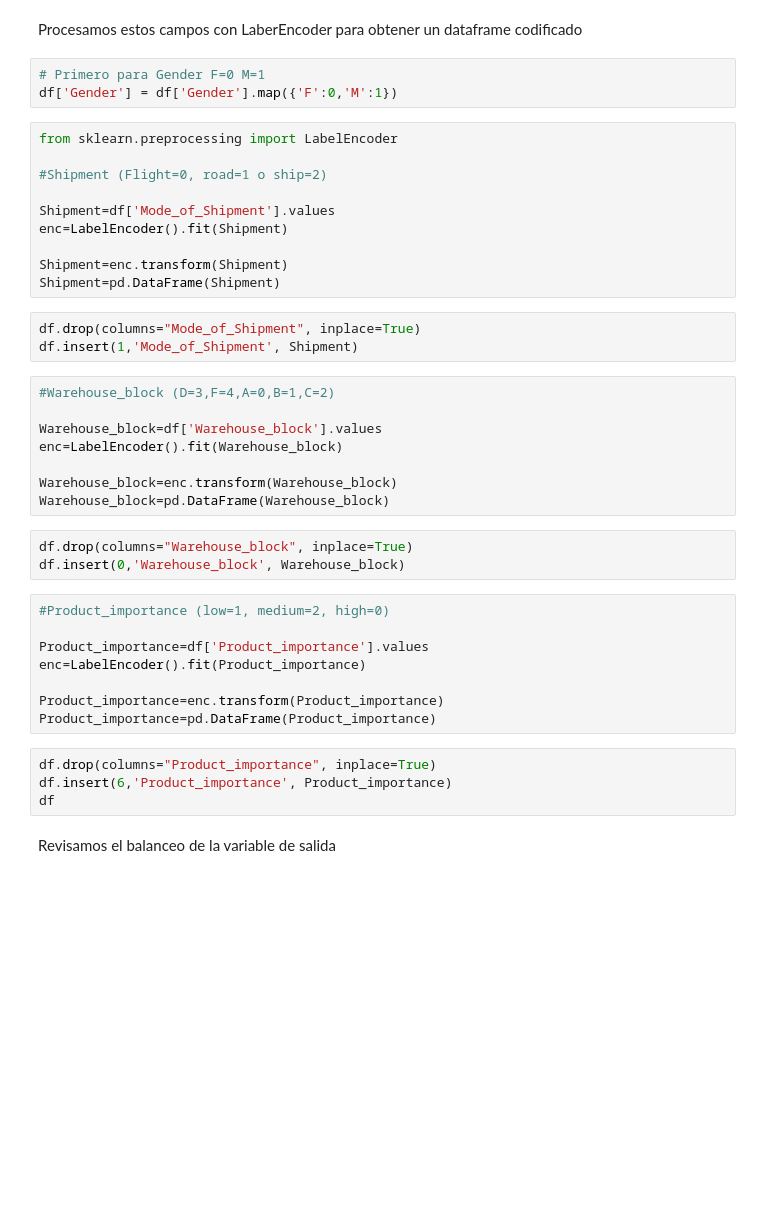
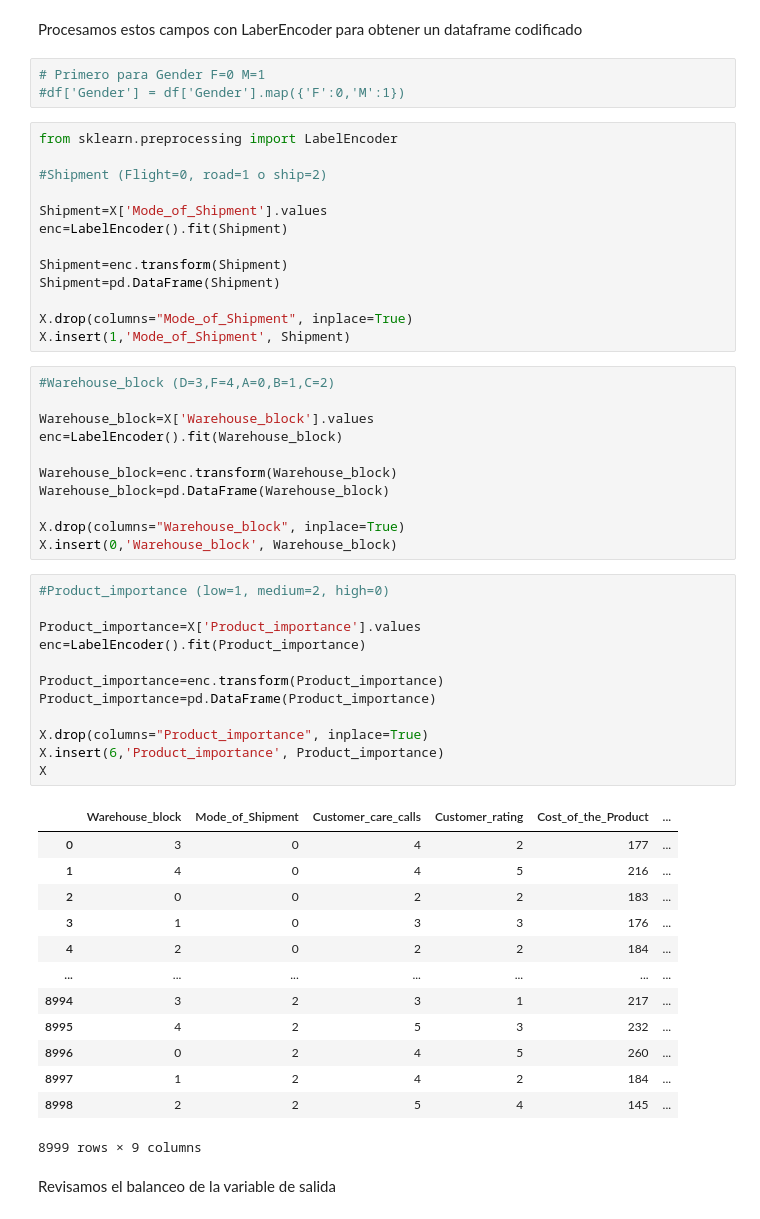
Before and after one commit to Jhovanylara/PI02-labs, a Jupyter notebook: Deliveries.ipynb, the cells around one changed output. Saved outputs shown, nothing was run; the diff lists cells and outputs as text; blank space fills up the shorter version.

```diff
--- a/Deliveries.ipynb
+++ b/Deliveries.ipynb
@@ -80,43 +101,57 @@ df.Gender.unique())
 Procesamos estos campos con LaberEncoder para obtener un dataframe codificado
 # %%
 # Primero para Gender F=0 M=1
-df['Gender'] = df['Gender'].map({'F':0,'M':1})
+#df['Gender'] = df['Gender'].map({'F':0,'M':1})
 # %%
 from sklearn.preprocessing import LabelEncoder
 
 #Shipment (Flight=0, road=1 o ship=2)
 
-Shipment=df['Mode_of_Shipment'].values
+Shipment=X['Mode_of_Shipment'].values
 enc=LabelEncoder().fit(Shipment)
 
 Shipment=enc.transform(Shipment)
 Shipment=pd.DataFrame(Shipment)
+
+X.drop(columns="Mode_of_Shipment", inplace=True)
+X.insert(1,'Mode_of_Shipment', Shipment)
-# %%
-df.drop(columns="Mode_of_Shipment", inplace=True)
-df.insert(1,'Mode_of_Shipment', Shipment)
 # %%
 #Warehouse_block (D=3,F=4,A=0,B=1,C=2)
 
-Warehouse_block=df['Warehouse_block'].values
+Warehouse_block=X['Warehouse_block'].values
 enc=LabelEncoder().fit(Warehouse_block)
 
 Warehouse_block=enc.transform(Warehouse_block)
 Warehouse_block=pd.DataFrame(Warehouse_block)
+
+X.drop(columns="Warehouse_block", inplace=True)
+X.insert(0,'Warehouse_block', Warehouse_block)
-# %%
-df.drop(columns="Warehouse_block", inplace=True)
-df.insert(0,'Warehouse_block', Warehouse_block)
 # %%
 #Product_importance (low=1, medium=2, high=0)
 
-Product_importance=df['Product_importance'].values
+Product_importance=X['Product_importance'].values
 enc=LabelEncoder().fit(Product_importance)
 
 Product_importance=enc.transform(Product_importance)
 Product_importance=pd.DataFrame(Product_importance)
+
+X.drop(columns="Product_importance", inplace=True)
+X.insert(6,'Product_importance', Product_importance)
+X
+# %% [output]
+|  | Warehouse_block | Mode_of_Shipment | Customer_care_calls | Customer_rating | Cost_of_the_Product | ... |
+| 0 | 3 | 0 | 4 | 2 | 177 | ... |
+| 1 | 4 | 0 | 4 | 5 | 216 | ... |
+| 2 | 0 | 0 | 2 | 2 | 183 | ... |
+| 3 | 1 | 0 | 3 | 3 | 176 | ... |
+| 4 | 2 | 0 | 2 | 2 | 184 | ... |
+| ... | ... | ... | ... | ... | ... | ... |
+| 8994 | 3 | 2 | 3 | 1 | 217 | ... |
+| 8995 | 4 | 2 | 5 | 3 | 232 | ... |
+| 8996 | 0 | 2 | 4 | 5 | 260 | ... |
+| 8997 | 1 | 2 | 4 | 2 | 184 | ... |
+| 8998 | 2 | 2 | 5 | 4 | 145 | ... |
+8999 rows × 9 columns
-# %%
-df.drop(columns="Product_importance", inplace=True)
-df.insert(6,'Product_importance', Product_importance)
-df
 # %% [markdown]
 Revisamos el balanceo de la variable de salida
 # %%
```
Also changed, not shown: parts of 79 cells of this notebook, 5 other files.
